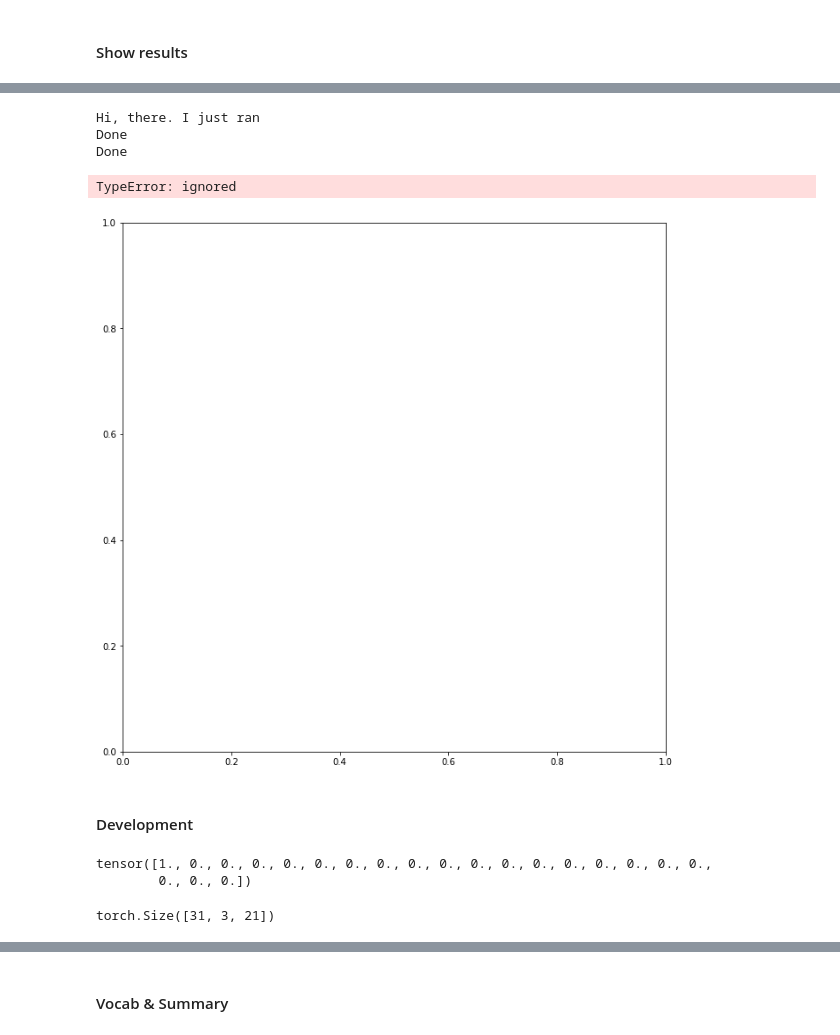
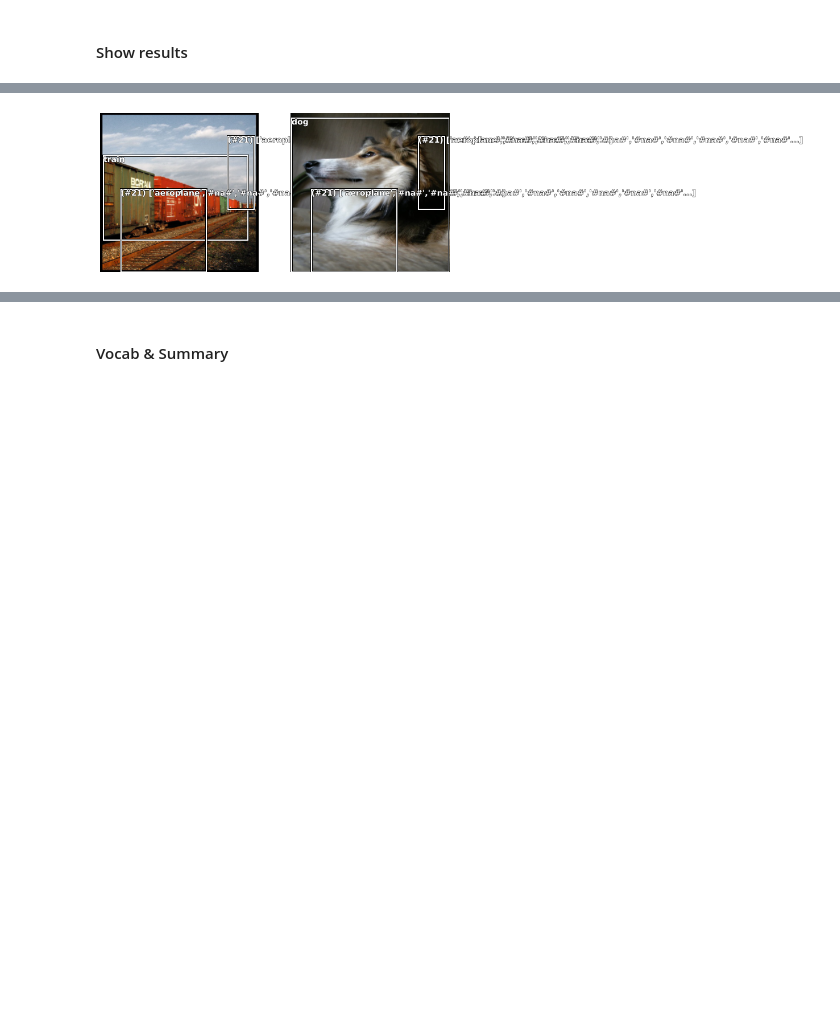
Before and after one commit to jav0927/AI, a Jupyter notebook: Fastai2_SSD_280_GouAug.ipynb, the cells around one changed output, grey strips where cells are left out. Saved outputs shown, nothing was run; the diff lists cells and outputs as text; code cells hidden in the pictures; blank space fills up the shorter version.

```diff
--- a/Fastai2_SSD_280_GouAug.ipynb
+++ b/Fastai2_SSD_280_GouAug.ipynb
@@ -450,17 +468,10 @@ def activ_decode(p_boxes:Tensor, anchors:Tensor):
   ctrwh = tlbr2cthw(pb, ctrhw=False)        # Transform box activations from xyxy format to CxCyWH format.
 
   # Calculate offset centers. The sequence is Xp, followed by Yp
-  #offset_centers = ctrwh[:,:,[0,1]].to(device) * sigma_xy.to(device) * anchors[:,[0,1]].to(device)  + anchors[:,[0,1]].to(device)
   offset_centers = ctrwh[:,:,[0,1]].to(device) * sigma_xy.to(device) * anchors[:,[2,3]].to(device)  + anchors[:,[0,1]].to(device)
 
   # Calculate offset sizes. The sequence is Wp, followed by Hp
   offset_sizes =  torch.exp(ctrwh[:,:,[2,3]].to(device) *sigma_hw.to(device)).to(device) *anchors[:,[2,3]].to(device)
-  #print(offset_centers)
-  #print(offset_sizes)
-  #offset_centers = offset_centers[:,:,[1,0]]
-  #offset_sizes = offset_sizes[:,:,[1,0]]
-  #print(offset_centers)
-  #print(offset_sizes)
 
   # Return format to CxCyHW and then return, switching back to X1Y1X2Y2 format.
   return torch.clamp(ctrhw2tlbr(torch.cat([offset_centers, offset_sizes], 2), set_if_input_is_CxCyWH=True).view(*p_boxes.shape), min=-1, max=+1)
@@ -486,11 +497,9 @@ def activ_encode(p_boxes:Tensor, anchors:Tensor):
   centers = anchors[:,[0,1]].to(device) + offset_center.to(device)
   sizes =   anchors[:,[2,3]].to(device) + offset_size.to(device)
 
-  #sizes[:,:,[0,1]]  = sizes[:,:,[1,0]]      # Flip to return output to format ctrhw
-
   return cthw2corners(torch.cat([centers, sizes], 2))
 
-  # Strip zero-valued rows from a bounding box tensor
+# Strip zero-valued rows from a bounding box tensor
 def strip_zero_rows(bboxes:Tensor):
   ''' Strip zero-valued rows from a bounding box tensor
       Input:  bboxes   Bounding boox tensor '''
@@ -500,8 +509,7 @@ def strip_zero_rows(bboxes:Tensor):
       b_out.append(cc)
       zz = bboxes[rw,0:][(bboxes[rw,0:] == 0.).all(1)]                                # Retain the all-zero rows of the bounding box
       z_out.append(zz)
-  # Fixed - can't stack tensors of different lenghts
-  #return (torch.stack(b_out, dim=0), torch.stack(z_out, dim=0))
+
   return (b_out, z_out)
 
 # Graft the all-zero rows back to the bounding box array
@@ -518,19 +526,19 @@ def flip_on_y_axis(bboxes:Tensor):
         Input:   bboxes   Bounding boox tensor '''
     return bboxes[...,[2,1,0,3]]*torch.tensor([-1.,1.,-1.,1.]).to(device)
 
-    # Flip a bounding box along the x axis
+# Flip a bounding box along the x axis
 def flip_on_x_axis(bboxes:Tensor):
     ''' Flip a bounding box along the x axis
         Input:   bboxes   Bounding boox tensor '''
     return bboxes[...,[0,3,2,1]]*torch.tensor([1.,-1.,1.,-1.]).to(device)
 
 def rotate_90_plus(bb:Tensor):
-  ''' Rotate bounding box(s) by b90 degrees clockwise
+  ''' Rotate bounding box(s) by 90 degrees clockwise
       Input:   bboxes   Bounding boox tensor '''
   return bb[...,[3,0,1,2]]*torch.tensor([-1.,1.,-1.,1.]).to(device)
 
 def rotate_90_minus(bb:Tensor):
-  ''' Rotate bounding box(s) by b90 degrees counterclockwise
+  ''' Rotate bounding box(s) by 90 degrees counterclockwise
       Input:   bboxes   Bounding boox tensor '''
   return bb[...,[1,2,3,0]]*torch.tensor([1.,-1.,1.,-1.]).to(device)
 
@@ -1192,7 +1188,7 @@ def show_results(x:TensorImage, y, samples, outs, ctxs=None, max_n=10, nrows=Non
 # %%
 # I wrote my own show_results method because the Fastai version is broken
 
-def show_results(x:Learner, ds_idx=1, dl=None, max_n=9, shuffle=True, **kwargs):
+def infer_and_show_results(x:Learner, ds_idx=1, dl=None, max_n=9, shuffle=True, **kwargs):
   ''' Display resulting images from a dataset
       input
           ds_idx:     Index of dataloader
@@ -1200,27 +1196,23 @@ def show_results(x:Learner, ds_idx=1, dl=None, max_n=9, shuffle=True, **kwargs):
           max_n:      Maximun number of images to display
           shuffle:    if True, shufle images (only works if ds_idx is given)'''
   learn.training = False                                # Set the learner to Validation mode
+
   if dl is None: dl = x.dls[ds_idx].new(shuffle=True)   # Create a new dataloader from the given ds_idx
   im, b, c = dl.one_batch()                             # Create one batch
 
   b = TensorBBox(fake_na_boxes(flip_on_y_axis(rotate_90_plus(b)))) # A Hack! The standard sow_results rotates boxes by 90 counterclocwise. This hack remedies this condition
 
-  btch = (im, b, c)                                        # Restore batch
+  btch = (im, b, c)                                      # Restore batch
   _,_,preds = x.get_preds(dl=[btch], with_decoded=True)  # Calculate predictions (triggers batch predictions)
+
   #import pdb;pdb.set_trace()  #breakpoint()   #
-  save_file(btch, 'btch')
-  save_file(preds, 'preds')
+  #save_file(btch, 'btch')
+  #save_file(preds, 'preds')
 
   x.dls.show_results(btch, preds, max_n=max_n, figsize=(11,11), **kwargs)    # Show results
 # %%
-learn.cbs[3].threshold=0.99995
-show_results(learn, ds_idx=1, max_n=1)
+learn.cbs[3].threshold=0.999
+infer_and_show_results(learn,  max_n=2)
 # %% [output]
 [interactive output not drawn]
-Hi, there. I just ran
-Done
-Done
-TypeError: ignored
-[figure, old version]
+[figure, new version]
-# %% [markdown]
-#### Development
@@ -1282,9 +1218,0 @@ preds = load_file( 'preds')
-# %%
-preds[1][0][2]
-# %% [output]
-tensor([1., 0., 0., 0., 0., 0., 0., 0., 0., 0., 0., 0., 0., 0., 0., 0., 0., 0.,
-        0., 0., 0.])
-# %%
-preds[1].shape
-# %% [output]
-torch.Size([31, 3, 21])
```
Also changed, not shown: parts of 64 cells of this notebook.
